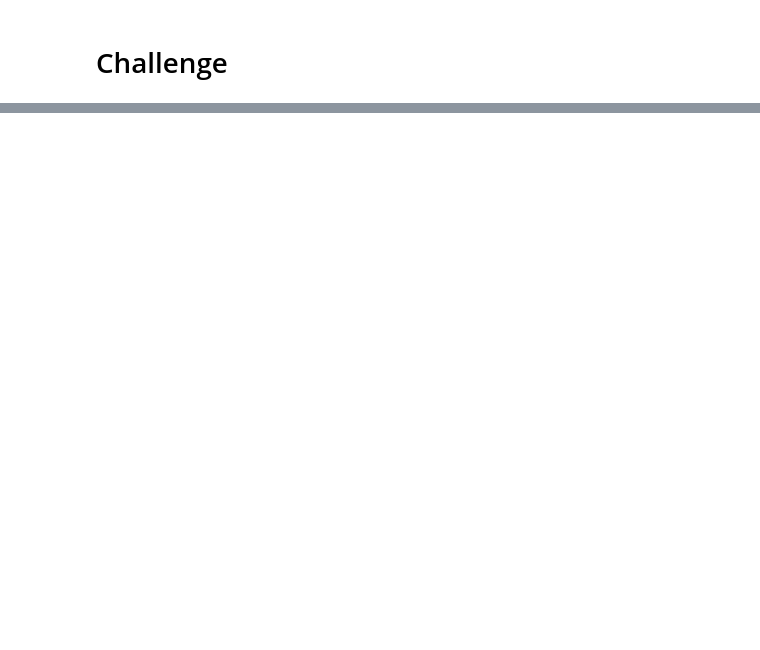
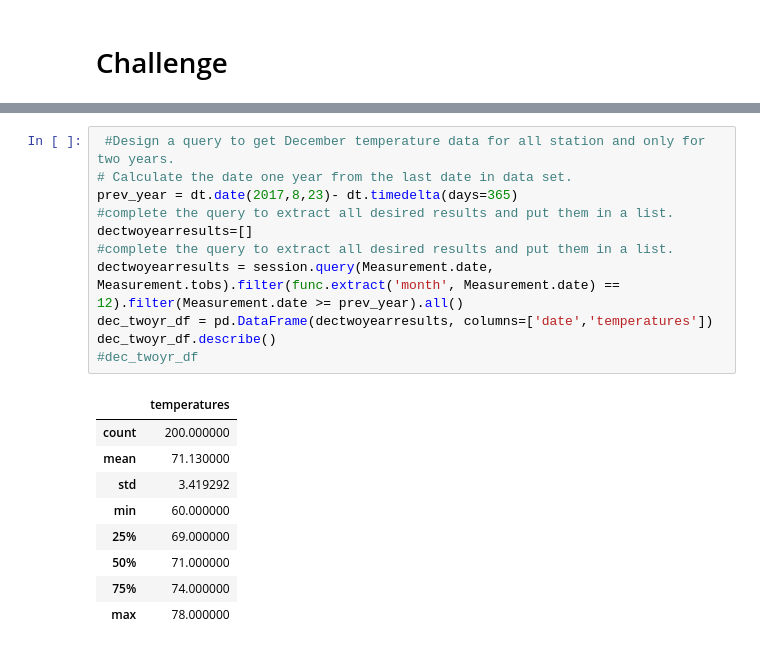
Before and after one commit to varshajha28/Surfs_Up, a Jupyter notebook: climate_analysis.ipynb, the cells around one changed output, grey strips where cells are left out. Drawn from its saved outputs; the diff is of its cells as text; blank space fills up the shorter version.

```diff
--- a/climate_analysis.ipynb
+++ b/climate_analysis.ipynb
@@ -122,0 +192,21 @@ df.plot.hist(bins=12)
+# %%
+ #Design a query to get December temperature data for all station and only for two years.
+# Calculate the date one year from the last date in data set.
+prev_year = dt.date(2017,8,23)- dt.timedelta(days=365)
+#complete the query to extract all desired results and put them in a list.
+dectwoyearresults=[]
+#complete the query to extract all desired results and put them in a list.
+dectwoyearresults = session.query(Measurement.date, Measurement.tobs).filter(func.extract('month', Measurement.date) == 12).filter(Measurement.date >= prev_year).all()
+dec_twoyr_df = pd.DataFrame(dectwoyearresults, columns=['date','temperatures'])
+dec_twoyr_df.describe()
+#dec_twoyr_df
+# %% [output]
+|  | temperatures |
+| count | 200.000000 |
+| mean | 71.130000 |
+| std | 3.419292 |
+| min | 60.000000 |
+| 25% | 69.000000 |
+| 50% | 71.000000 |
+| 75% | 74.000000 |
+| max | 78.000000 |
```
Also changed, not shown: parts of 4 cells of this notebook, 2 other files.
